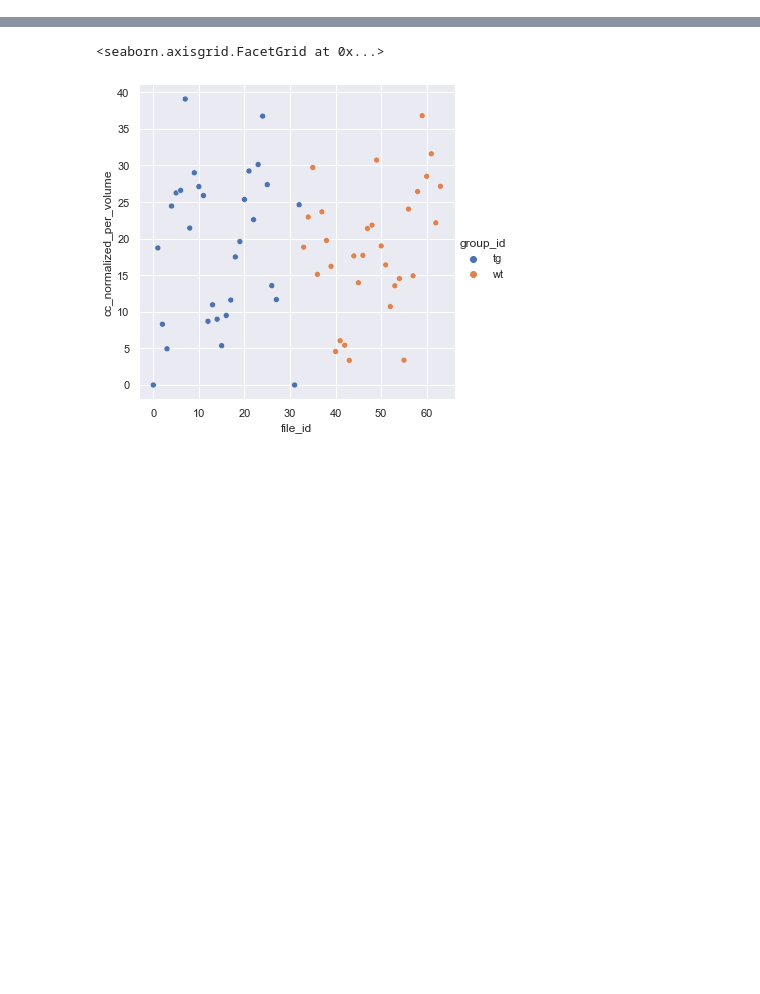
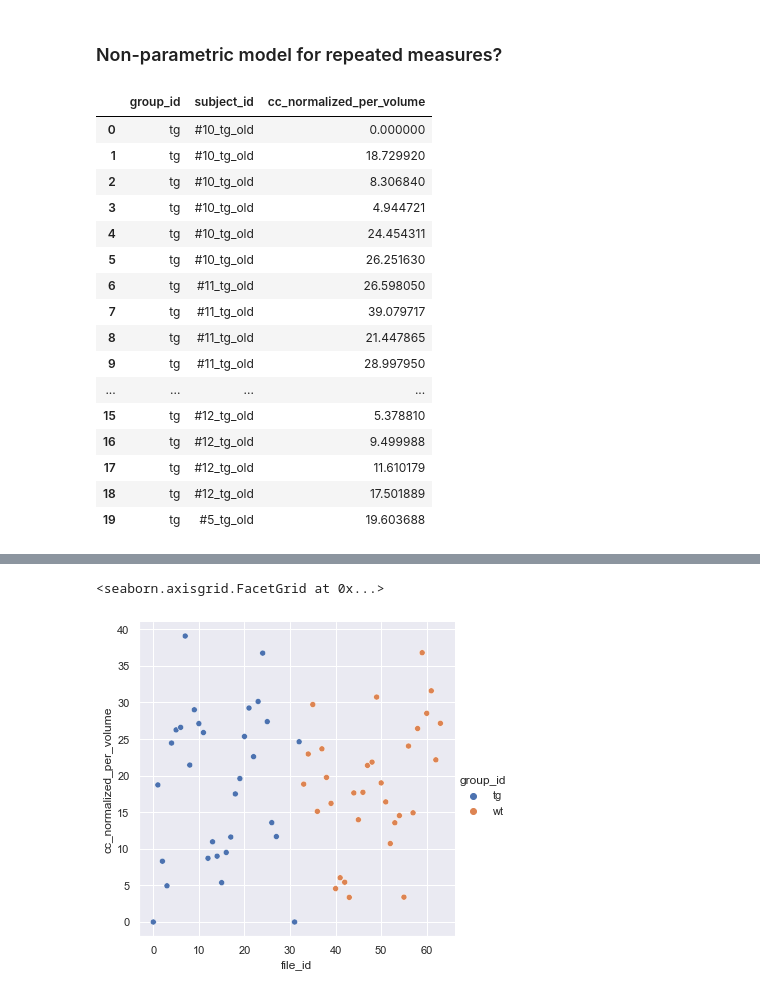
Before and after one commit to DennisDoll/DCLmeetsRETUNE, a Jupyter notebook: image_analysis_pipeline/Data_exploration_and_assumptions.ipynb, the cells around one changed output, grey strips where cells are left out. Cells and saved outputs as stored; diff of their text form; code cells hidden in the pictures; blank space fills up the shorter version.

```diff
--- a/image_analysis_pipeline/Data_exploration_and_assumptions.ipynb
+++ b/image_analysis_pipeline/Data_exploration_and_assumptions.ipynb
@@ -55,0 +77,24 @@ def check_normality(self):
+# %% [markdown]
+### Non-parametric model for repeated measures?
+# %%
+#subset for Friedman model
+df_friedman = df[["group_id", "subject_id", "cc_normalized_per_volume"]]
+df_friedman.head(20)
+# %% [output]
+|  | group_id | subject_id | cc_normalized_per_volume |
+| 0 | tg | #10_tg_old | 0.000000 |
+| 1 | tg | #10_tg_old | 18.729920 |
+| 2 | tg | #10_tg_old | 8.306840 |
+| 3 | tg | #10_tg_old | 4.944721 |
+| 4 | tg | #10_tg_old | 24.454311 |
+| 5 | tg | #10_tg_old | 26.251630 |
+| 6 | tg | #11_tg_old | 26.598050 |
+| 7 | tg | #11_tg_old | 39.079717 |
+| 8 | tg | #11_tg_old | 21.447865 |
+| 9 | tg | #11_tg_old | 28.997950 |
+| ... | ... | ... | ... |
+| 15 | tg | #12_tg_old | 5.378810 |
+| 16 | tg | #12_tg_old | 9.499988 |
+| 17 | tg | #12_tg_old | 11.610179 |
+| 18 | tg | #12_tg_old | 17.501889 |
+| 19 | tg | #5_tg_old | 19.603688 |
```
Also changed, not shown: parts of 16 cells of this notebook.
